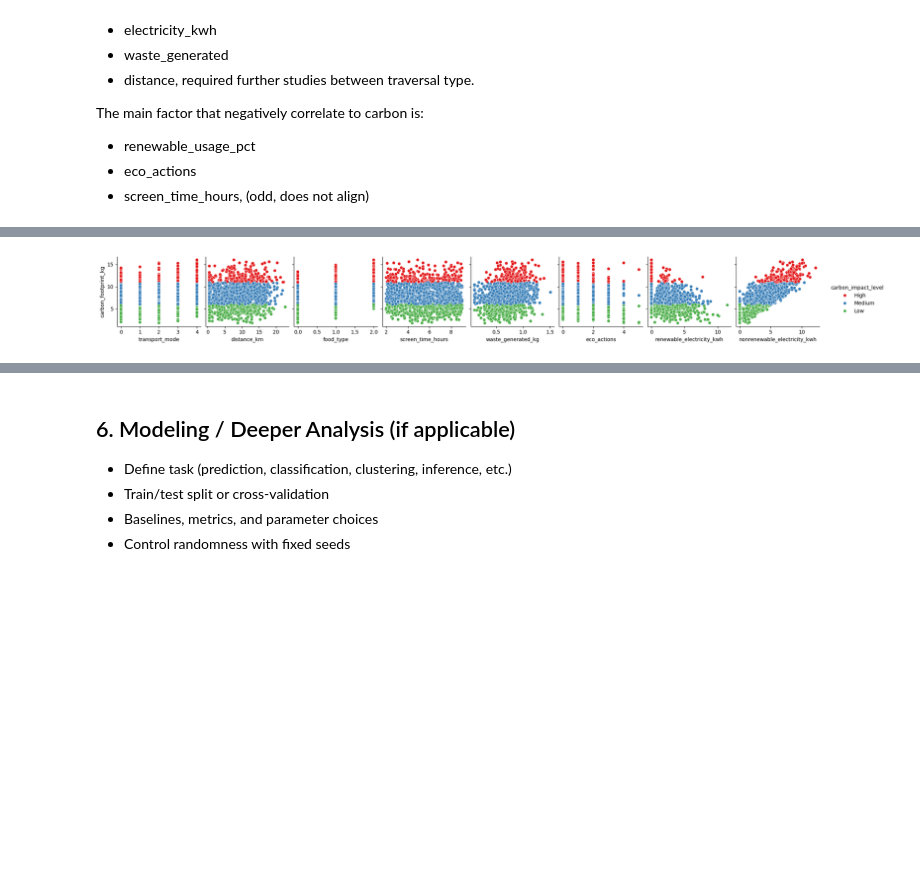
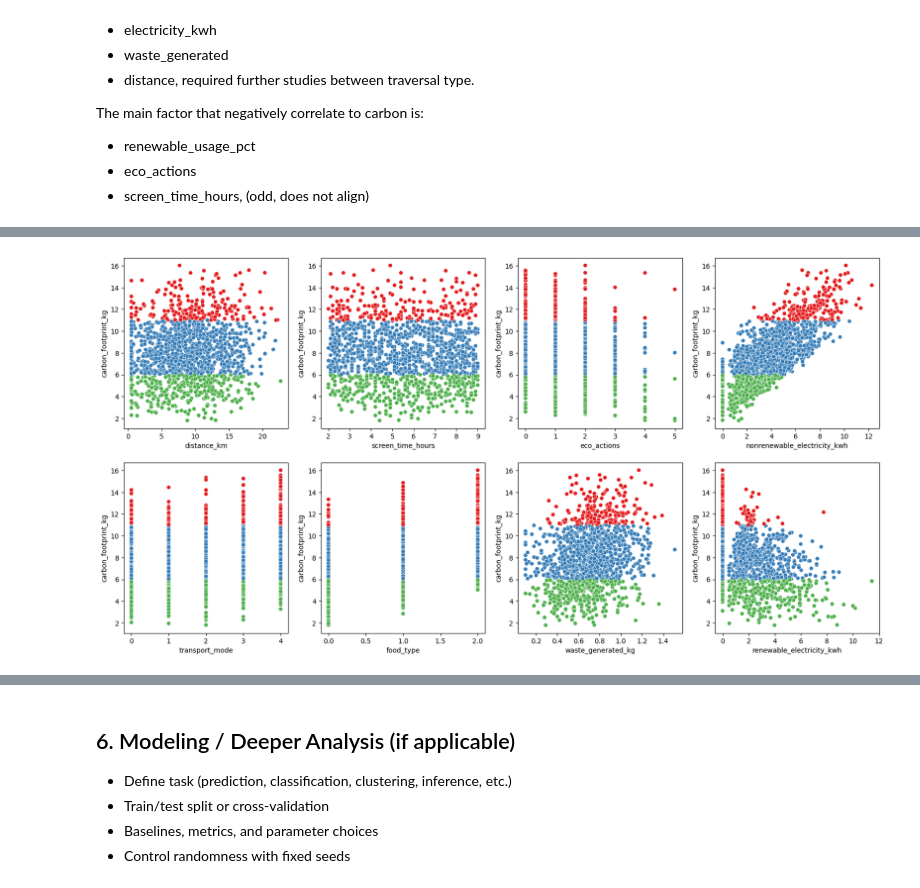
Before and after one commit to XunMMU/dsf-carbon, a Jupyter notebook: TT3L_G01_Notebook.ipynb, the cells around one changed output, grey strips where cells are left out. Drawn from its saved outputs; the diff is of its cells as text; code cells hidden in the pictures; blank space fills up the shorter version.

Commit message:
EDA patch
adding some graph to address certain issue

```diff
--- a/TT3L_G01_Notebook.ipynb
+++ b/TT3L_G01_Notebook.ipynb
@@ -374,0 +530,19 @@ The main factor that negatively correlate to carbon is:
+# %%
+subcor = pd.DataFrame()
+subcor["transport_mode"] = df['transport_mode'].unique()
+
+for mode in df['transport_mode'].unique():
+    subset = df[df['transport_mode'] == mode]
+    subcor.loc[subcor["transport_mode"] == mode, "corr"] = subset['distance_km'].corr(subset['carbon_footprint_kg'])
+
+subcor["transport_mode"] = subcor["transport_mode"].map(
+    {0: 'Bike', 1: 'Walk', 2: 'EV', 3: 'Bus', 4: 'Car'})
+subcor = subcor.set_index("transport_mode")
+
+plt.figure(figsize=(8, 8))
+ax = sns.barplot(subcor.sort_values(by="corr"),
+                 x="transport_mode", y="corr",
+                 hue="transport_mode", legend=False)
+
+for i in range(5):
+    ax.bar_label(ax.containers[i], fontsize=10)
@@ -375,10 +551,18 @@ The main factor that negatively correlate to carbon is:
 # %%
-sns.pairplot(df,
-             x_vars=['transport_mode', 'distance_km', 'food_type',
-                     'screen_time_hours', 'waste_generated_kg', 'eco_actions',
-                     'renewable_electricity_kwh', 'nonrenewable_electricity_kwh'],
-             y_vars=['carbon_footprint_kg'], hue="carbon_impact_level",
-             palette="Set1")
+x_vars = ['transport_mode', 'distance_km', 'food_type', 'screen_time_hours',
+          'waste_generated_kg', 'eco_actions', 'renewable_electricity_kwh', 'nonrenewable_electricity_kwh']
+
+fig, axes = plt.subplots(2, 4, figsize=(20, 10))
+
+for i, var in enumerate(x_vars):
+    row = i % 2 - 1
+    col = math.floor(i/2)
+    sns.scatterplot(data=df, x=var, y='carbon_footprint_kg',
+                    palette="Set1", hue="carbon_impact_level",
+                    ax=axes[row][col], legend=False)
+    #axes[row][col].set_title(var)
+
+
 plt.show()
 # %% [output]
-[figure, old version]
+[figure, new version]
```
Also changed, not shown: parts of 16 cells of this notebook, 2 other files.
